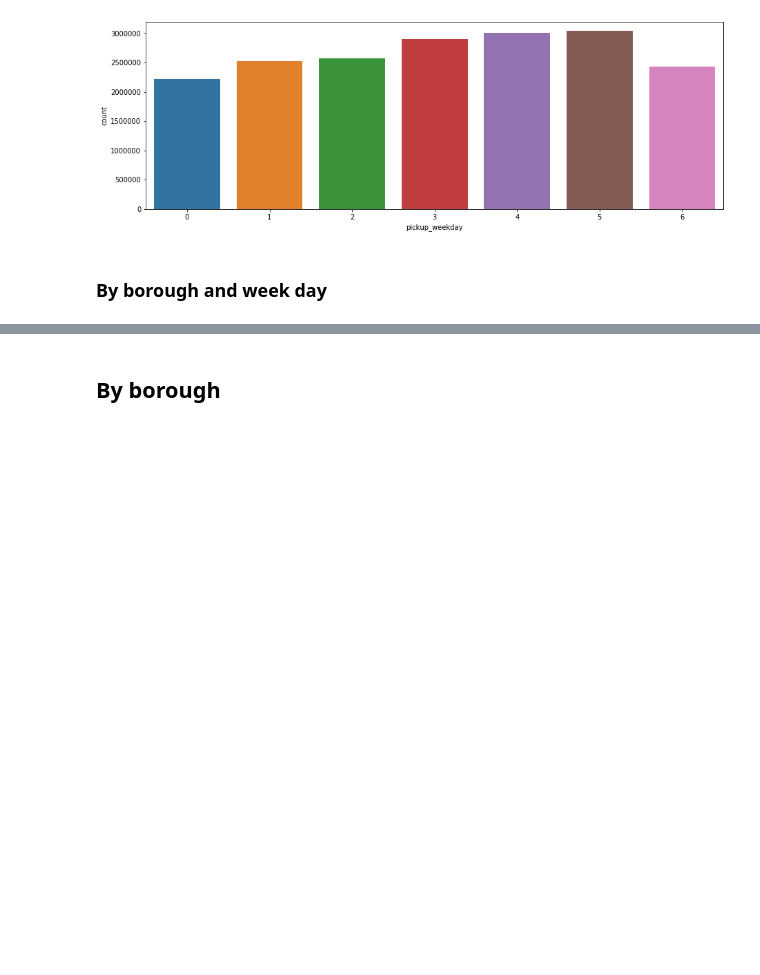
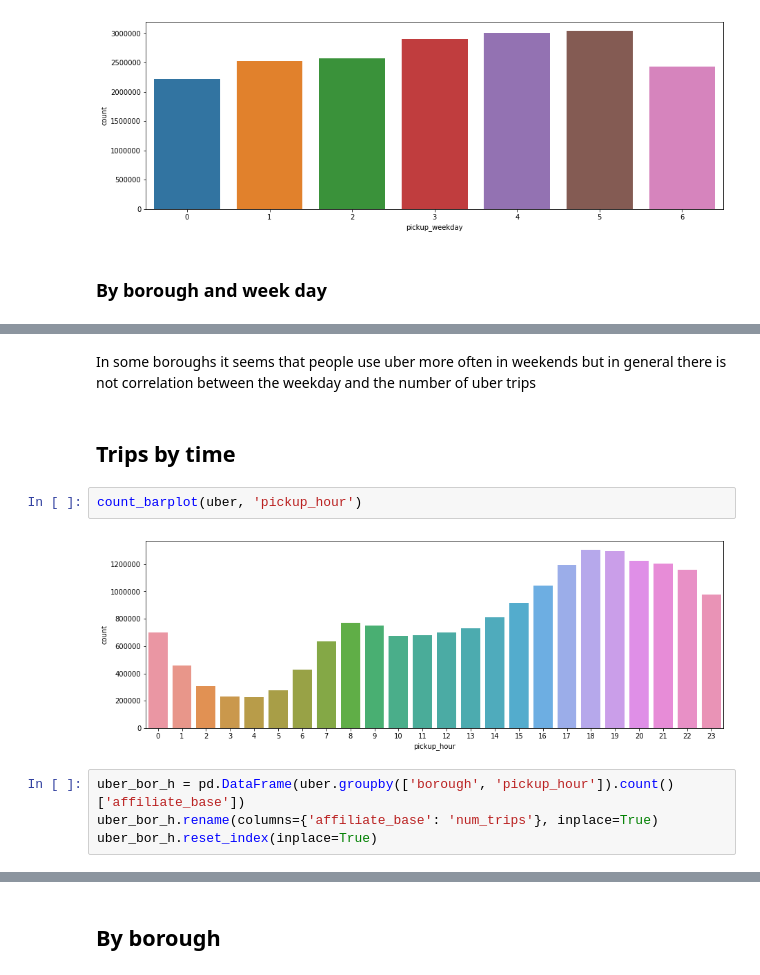
Before and after one commit to hec10r/DS4A_datathon, a Jupyter notebook: Notebooks/final.ipynb, the cells around one changed output, grey strips where cells are left out. Cells and saved outputs as stored; diff of their text form; blank space fills up the shorter version.

```diff
--- a/Notebooks/final.ipynb
+++ b/Notebooks/final.ipynb
@@ -148,0 +178,12 @@ for bor in demographics.index:
+# %% [markdown]
+In some boroughs it seems that people use uber more often in weekends but in general there is not correlation between the weekday and the number of uber trips
+# %% [markdown]
+## Trips by time
+# %%
+count_barplot(uber, 'pickup_hour')
+# %% [output]
+[figure, added]
+# %%
+uber_bor_h = pd.DataFrame(uber.groupby(['borough', 'pickup_hour']).count()['affiliate_base'])
+uber_bor_h.rename(columns={'affiliate_base': 'num_trips'}, inplace=True)
+uber_bor_h.reset_index(inplace=True)
```
Also changed, not shown: parts of 10 cells of this notebook.
